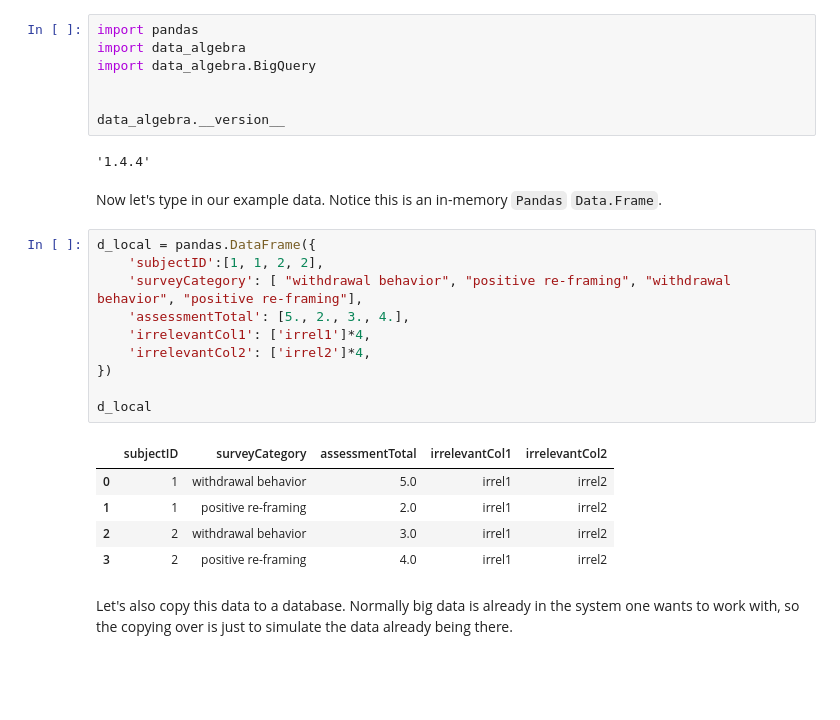
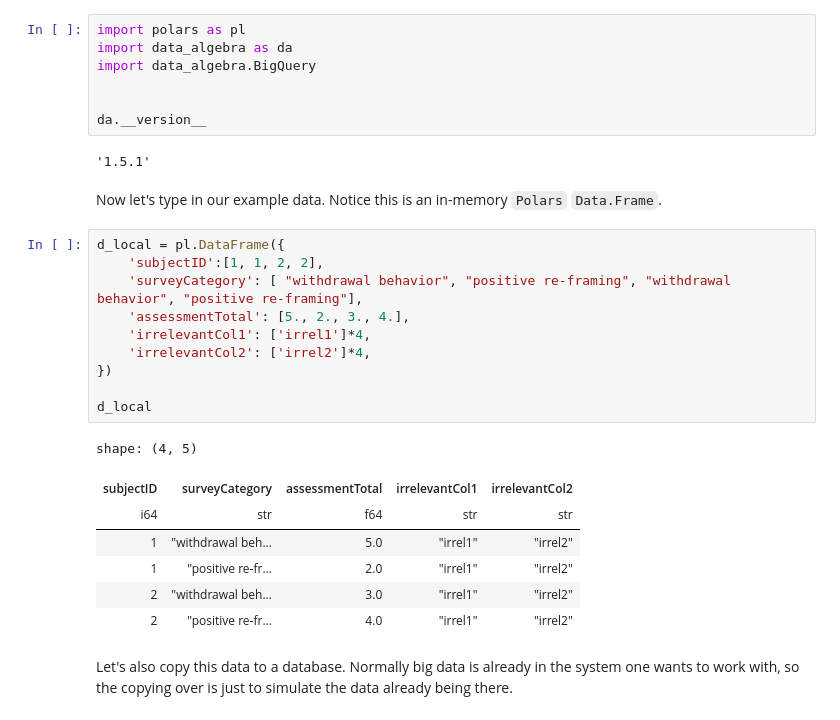
Before and after one commit to WinVector/data_algebra, a Jupyter notebook: README.ipynb, the cells around one changed output. Cells and saved outputs as stored; diff of their text form; blank space fills up the shorter version.

Commit message:
move example to Polars

```diff
--- a/README.ipynb
+++ b/README.ipynb
@@ -80,32 +80,34 @@ The exact meaning of such a scoring method are not the topic of this note.  It i
 
 Let's start our `Python` example.  First we import the packages we are going to use, and set a few options.
 # %%
-import pandas
-import data_algebra
+import polars as pl
+import data_algebra as da
 import data_algebra.BigQuery
 
 
-data_algebra.__version__
+da.__version__
 # %% [output]
-'1.4.4'
+'1.5.1'
 # %% [markdown]
-Now let's type in our example data.  Notice this is an in-memory `Pandas` `Data.Frame`.
+Now let's type in our example data.  Notice this is an in-memory `Polars` `Data.Frame`.
 # %%
-d_local = pandas.DataFrame({
+d_local = pl.DataFrame({
     'subjectID':[1, 1, 2, 2],
     'surveyCategory': [ "withdrawal behavior", "positive re-framing", "withdrawal behavior", "positive re-framing"],
     'assessmentTotal': [5., 2., 3., 4.],
     'irrelevantCol1': ['irrel1']*4,
     'irrelevantCol2': ['irrel2']*4,
 })
 
 d_local
 # %% [output]
+shape: (4, 5)
-|  | subjectID | surveyCategory | assessmentTotal | irrelevantCol1 | irrelevantCol2 |
-| 0 | 1 | withdrawal behavior | 5.0 | irrel1 | irrel2 |
-| 1 | 1 | positive re-framing | 2.0 | irrel1 | irrel2 |
-| 2 | 2 | withdrawal behavior | 3.0 | irrel1 | irrel2 |
-| 3 | 2 | positive re-framing | 4.0 | irrel1 | irrel2 |
+| subjectID | surveyCategory | assessmentTotal | irrelevantCol1 | irrelevantCol2 |
+| i64 | str | f64 | str | str |
+| 1 | "withdrawal beh... | 5.0 | "irrel1" | "irrel2" |
+| 1 | "positive re-fr... | 2.0 | "irrel1" | "irrel2" |
+| 2 | "withdrawal beh... | 3.0 | "irrel1" | "irrel2" |
+| 2 | "positive re-fr... | 4.0 | "irrel1" | "irrel2" |
 # %% [markdown]
 
 Let's also copy this data to a database.  Normally big data is already in the system one wants to work with, so the copying over is just to simulate the data already being there.
```
Also changed, not shown: parts of 13 cells of this notebook, 1 other file.
